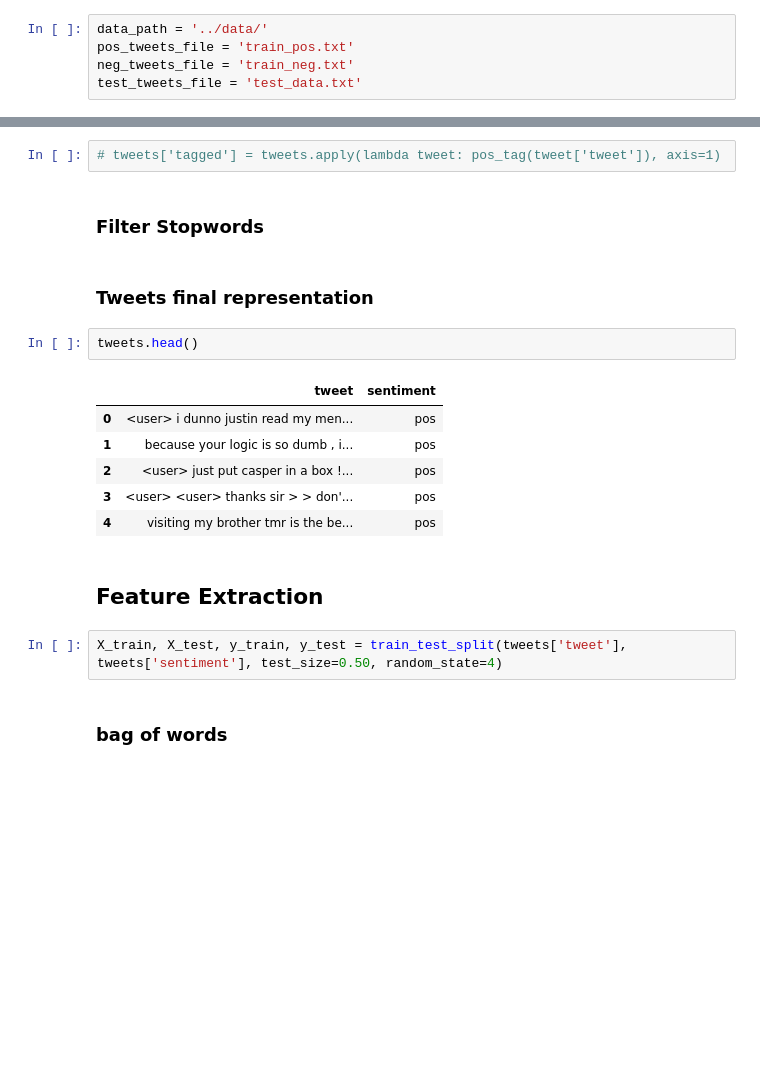
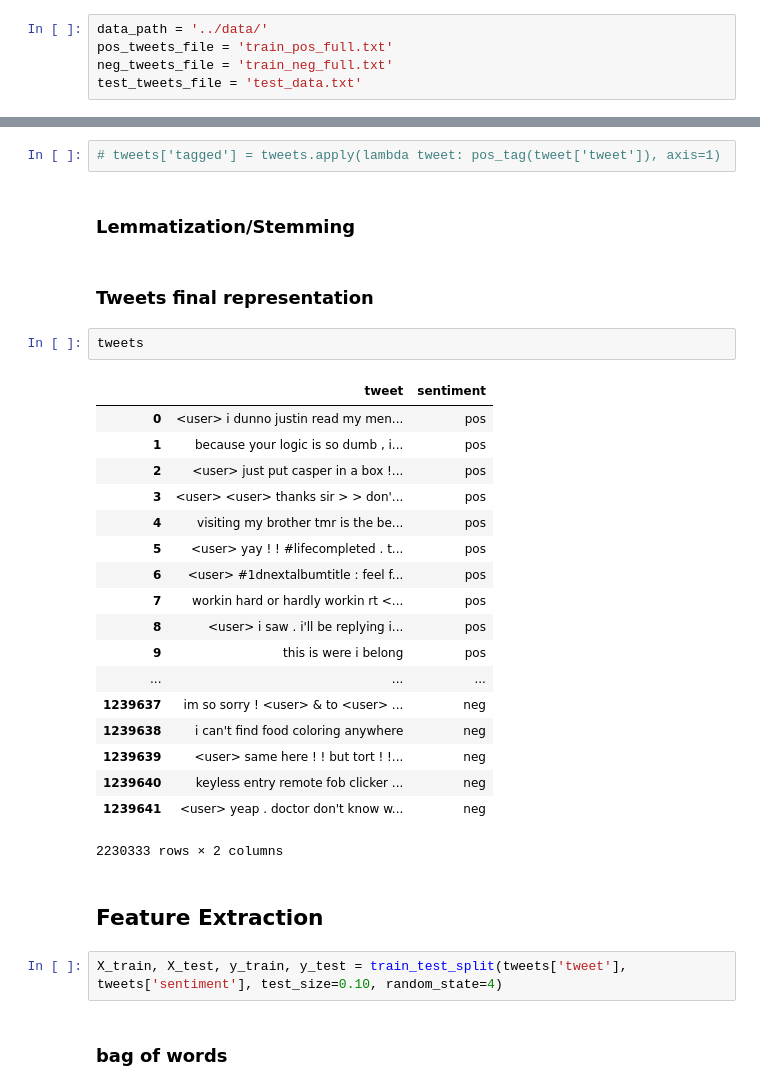
Before and after one commit to dsar/Twitter_Sentiment_Analysis, a Jupyter notebook: src/main.ipynb, the cells around one changed output, grey strips where cells are left out. Drawn from its saved outputs; the diff is of its cells as text; blank space fills up the shorter version.

```diff
--- a/src/main.ipynb
+++ b/src/main.ipynb
@@ -32,8 +46,8 @@ pd.options.mode.chained_assignment = None
 ## Load Data
 # %%
 data_path = '../data/'
-pos_tweets_file = 'train_pos.txt'
-neg_tweets_file = 'train_neg.txt'
+pos_tweets_file = 'train_pos_full.txt'
+neg_tweets_file = 'train_neg_full.txt'
 test_tweets_file = 'test_data.txt'
 # %% [markdown]
 ### Train Data
@@ -133,23 +159,35 @@ tweets['tweet'] = tweets.apply(lambda tweet: filter_repeated_chars_on_tweet(twee
 ### Part of speech tagging
 # %%
 # tweets['tagged'] = tweets.apply(lambda tweet: pos_tag(tweet['tweet']), axis=1)
-# %% [markdown]
-### Filter Stopwords
+# %% [markdown]
+### Lemmatization/Stemming
 # %% [markdown]
 ### Tweets final representation
 # %%
-tweets.head()
+tweets
 # %% [output]
 |  | tweet | sentiment |
 | 0 | <user> i dunno justin read my men... | pos |
 | 1 | because your logic is so dumb , i... | pos |
 | 2 | <user> just put casper in a box !... | pos |
 | 3 | <user> <user> thanks sir > > don'... | pos |
 | 4 | visiting my brother tmr is the be... | pos |
+| 5 | <user> yay ! ! #lifecompleted . t... | pos |
+| 6 | <user> #1dnextalbumtitle : feel f... | pos |
+| 7 | workin hard or hardly workin rt <... | pos |
+| 8 | <user> i saw . i'll be replying i... | pos |
+| 9 | this is were i belong | pos |
+| ... | ... | ... |
+| 1239637 | im so sorry ! <user> & to <user> ... | neg |
+| 1239638 | i can't find food coloring anywhere | neg |
+| 1239639 | <user> same here ! ! but tort ! !... | neg |
+| 1239640 | keyless entry remote fob clicker ... | neg |
+| 1239641 | <user> yeap . doctor don't know w... | neg |
+2230333 rows × 2 columns
 # %% [markdown]
 ## Feature Extraction
 # %%
-X_train, X_test, y_train, y_test = train_test_split(tweets['tweet'], tweets['sentiment'], test_size=0.50, random_state=4)
+X_train, X_test, y_train, y_test = train_test_split(tweets['tweet'], tweets['sentiment'], test_size=0.10, random_state=4)
 # %% [markdown]
 ### bag of words
 # %% [markdown]
```
Also changed, not shown: parts of 31 cells of this notebook, 11 other files.
